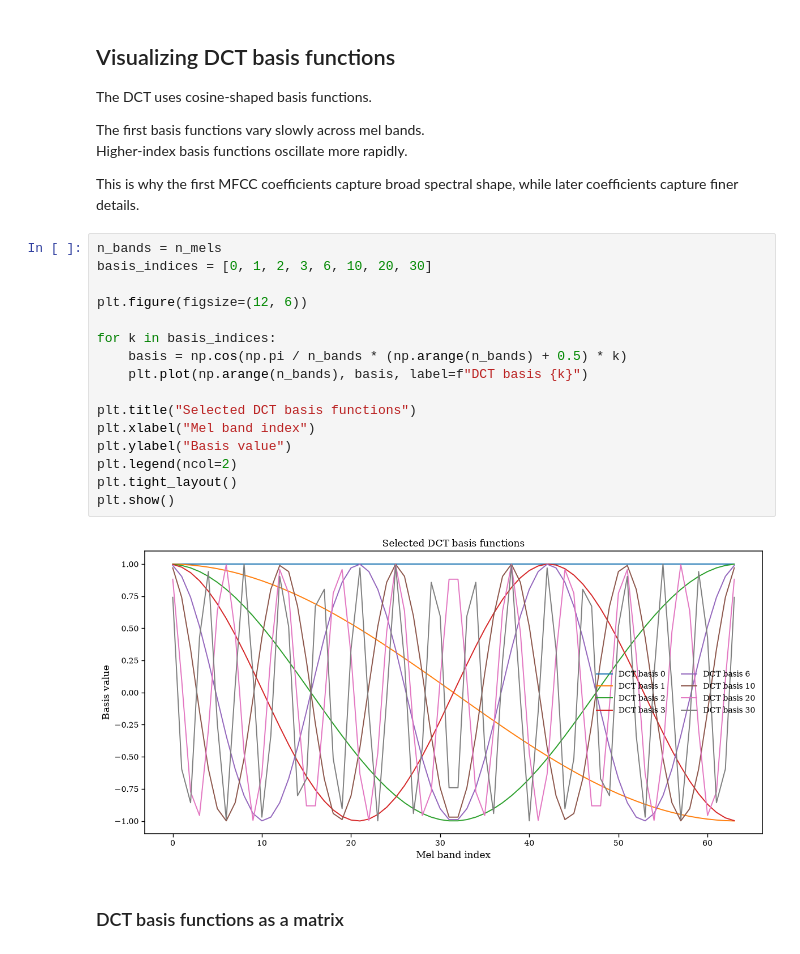
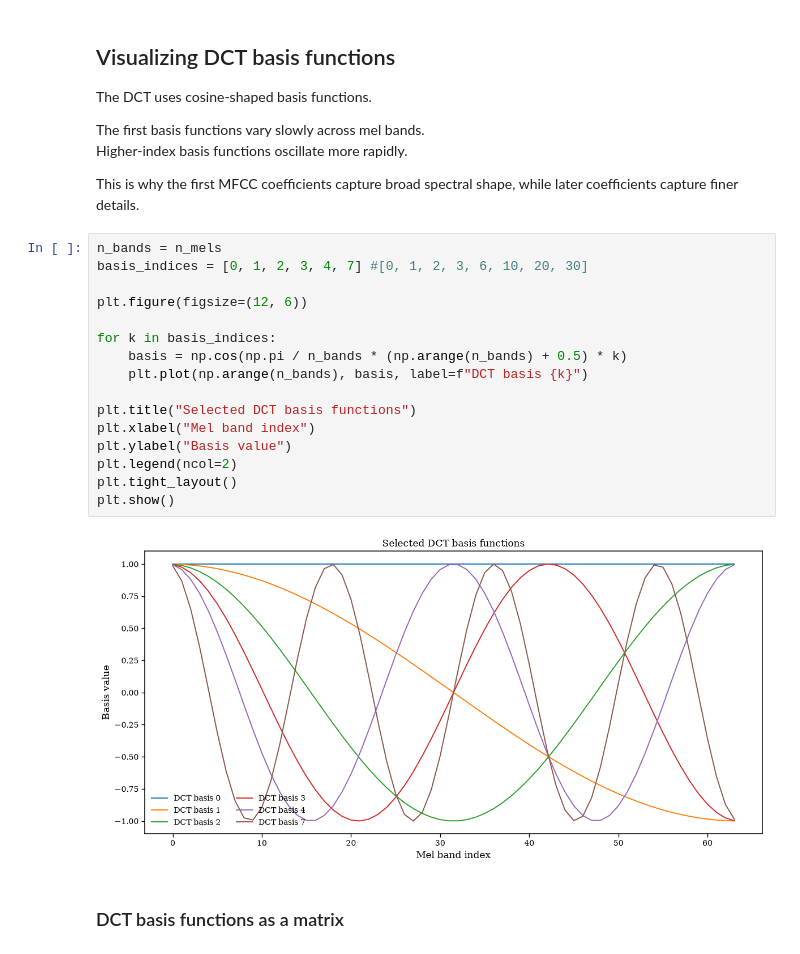
Before and after one commit to vpobleteacustica/audio-data-mining-class, a Jupyter notebook: notebooks/04_mfcc_feature_representation.ipynb, the cells around one changed output. Drawn from its saved outputs; the diff is of its cells as text.

```diff
--- a/notebooks/04_mfcc_feature_representation.ipynb
+++ b/notebooks/04_mfcc_feature_representation.ipynb
@@ -756,22 +1016,22 @@ Higher-index basis functions oscillate more rapidly.
 This is why the first MFCC coefficients capture broad spectral shape, while later coefficients capture finer details.
 # %%
 n_bands = n_mels
-basis_indices = [0, 1, 2, 3, 6, 10, 20, 30]
+basis_indices = [0, 1, 2, 3, 4, 7] #[0, 1, 2, 3, 6, 10, 20, 30]
 
 plt.figure(figsize=(12, 6))
 
 for k in basis_indices:
     basis = np.cos(np.pi / n_bands * (np.arange(n_bands) + 0.5) * k)
     plt.plot(np.arange(n_bands), basis, label=f"DCT basis {k}")
 
 plt.title("Selected DCT basis functions")
 plt.xlabel("Mel band index")
 plt.ylabel("Basis value")
 plt.legend(ncol=2)
 plt.tight_layout()
 plt.show()
 # %% [output]
-[figure, old version]
+[figure, new version]
 # %% [markdown]
 ### DCT basis functions as a matrix
 # %%
```
Also changed, not shown: parts of 16 cells of this notebook, 3 other files.
